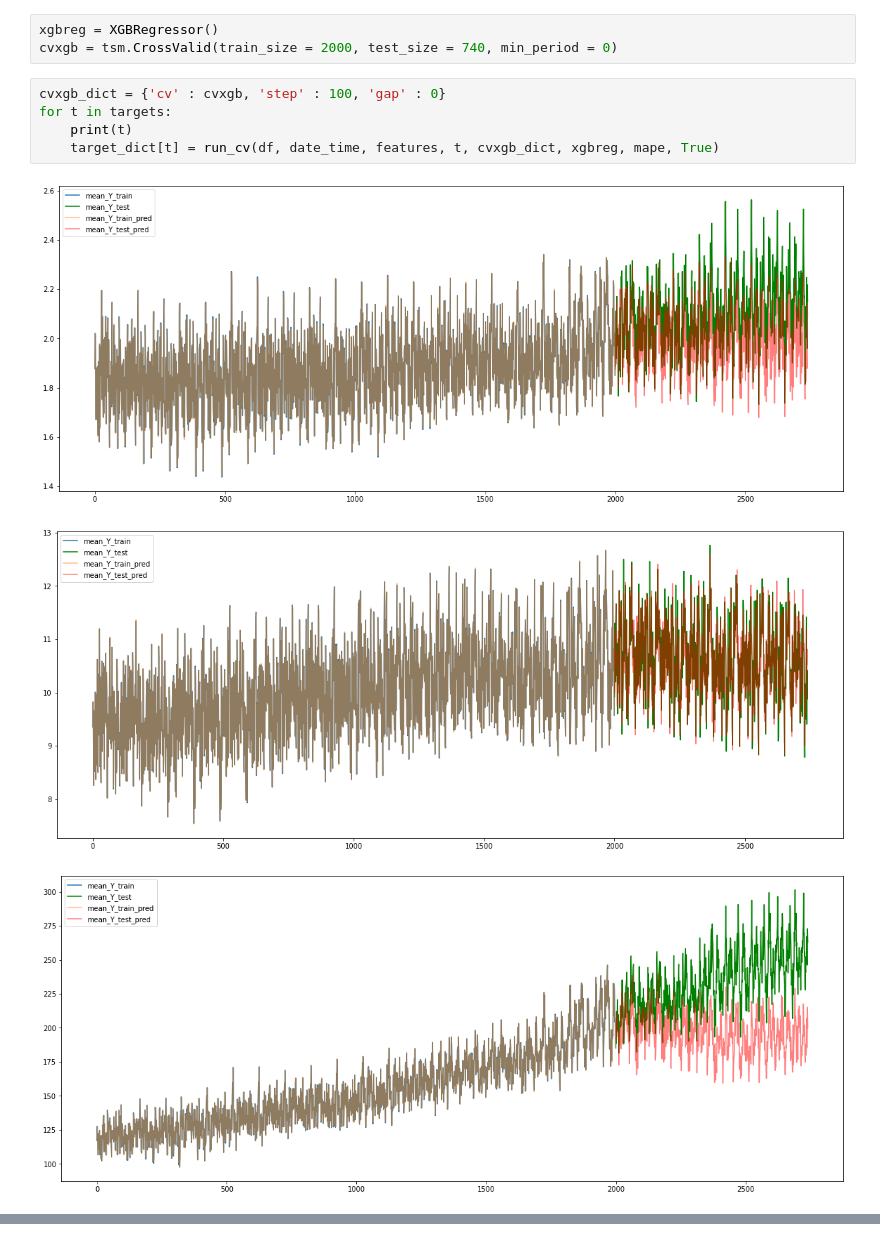
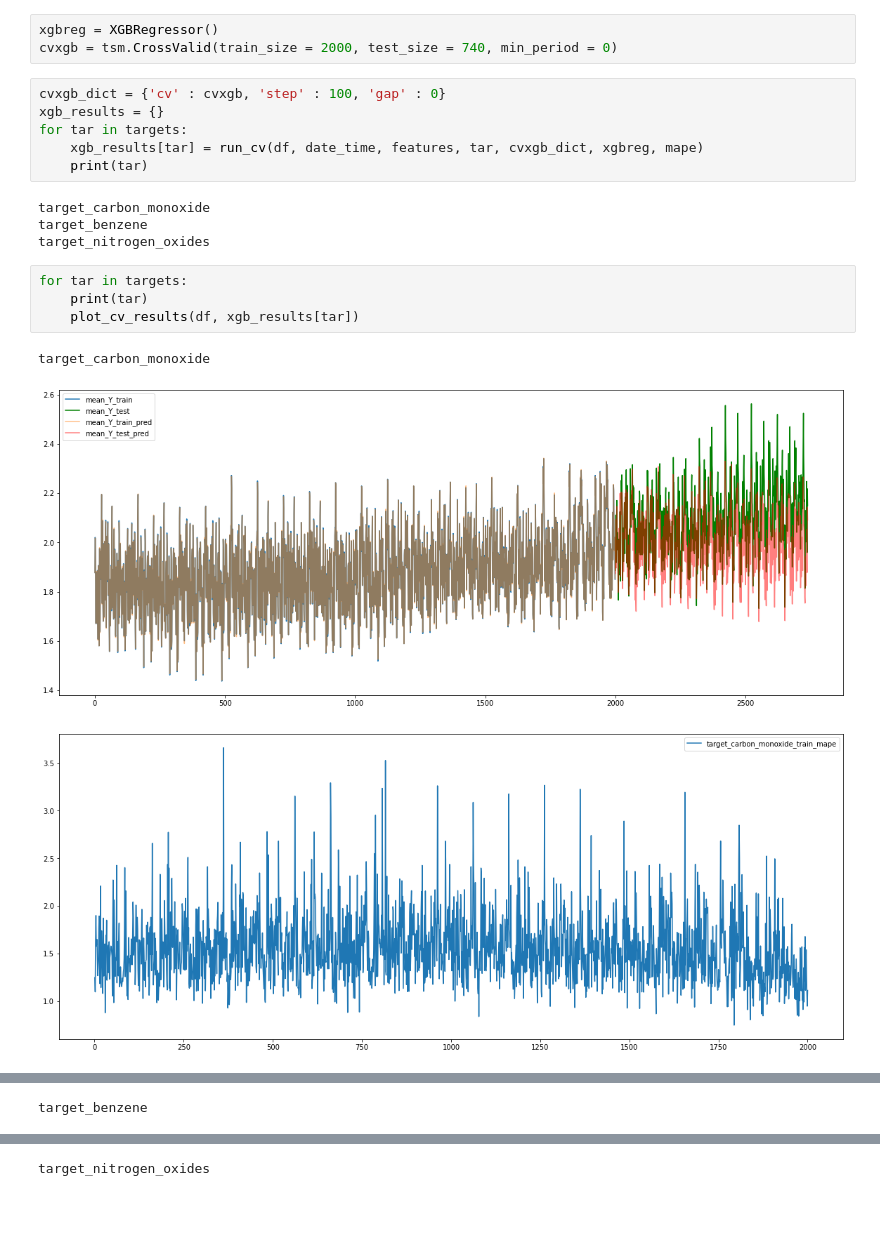
Before and after one commit to alexeybelkov/epam-data-science-summer, a Jupyter notebook: practice I - air_pollutions/cv+fe/notebook.ipynb, the cells around one changed output, grey strips where cells are left out. Drawn from its saved outputs; the diff is of its cells as text; blank space fills up the shorter version.

```diff
--- a/practice I - air_pollutions/cv+fe/notebook.ipynb
+++ b/practice I - air_pollutions/cv+fe/notebook.ipynb
@@ -173,10 +183,19 @@ xgbreg = XGBRegressor()
 cvxgb = tsm.CrossValid(train_size = 2000, test_size = 740, min_period = 0)
 # %%
 cvxgb_dict = {'cv' : cvxgb, 'step' : 100, 'gap' : 0}
-for t in targets:
-    print(t)
-    target_dict[t] = run_cv(df, date_time, features, t, cvxgb_dict, xgbreg, mape, True)
+xgb_results = {}
+for tar in targets:
+    xgb_results[tar] = run_cv(df, date_time, features, tar, cvxgb_dict, xgbreg, mape)
+    print(tar)
 # %% [output]
-[figure, removed]
-[figure, removed]
-[figure, removed]
+target_carbon_monoxide
+target_benzene
+target_nitrogen_oxides
+# %%
+for tar in targets:
+    print(tar)
+    plot_cv_results(df, xgb_results[tar])
+# %% [output]
+target_carbon_monoxide
+[figure, added]
+[figure, added]
@@ -182,0 +203 @@ for t in targets:
+target_benzene
@@ -182,0 +207 @@ for t in targets:
+target_nitrogen_oxides
```
Also changed, not shown: parts of 10 cells of this notebook.
